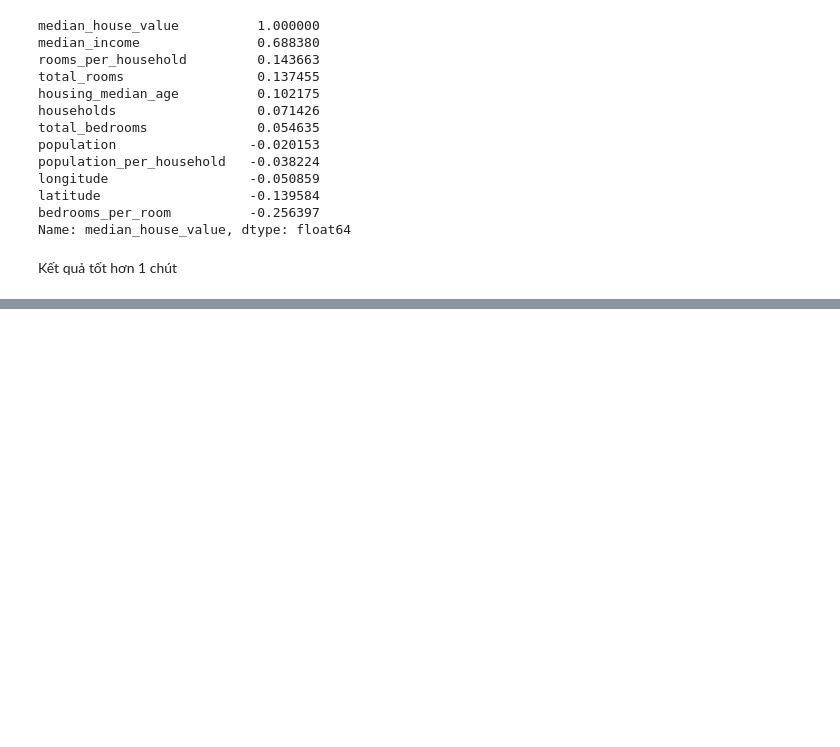
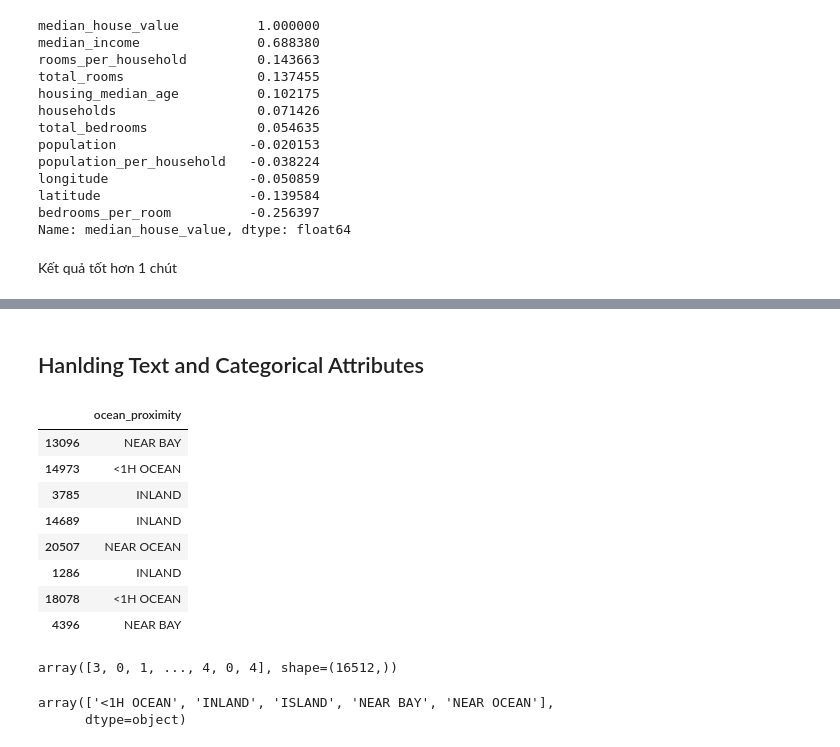
Before and after one commit to hoaghiepp/ml_learning, a Jupyter notebook: 02_end_to_end_ml.ipynb, the cells around one changed output, grey strips where cells are left out. Saved outputs shown, nothing was run; the diff lists cells and outputs as text; code cells hidden in the pictures; blank space fills up the shorter version.

```diff
--- a/02_end_to_end_ml.ipynb
+++ b/02_end_to_end_ml.ipynb
@@ -332,0 +439,27 @@ Kết quả tốt hơn 1 chút
+# %% [markdown]
+## Hanlding Text and Categorical Attributes
+# %%
+housing_cat = housing[["ocean_proximity"]]
+housing_cat.head(8)
+# %% [output]
+|  | ocean_proximity |
+| 13096 | NEAR BAY |
+| 14973 | <1H OCEAN |
+| 3785 | INLAND |
+| 14689 | INLAND |
+| 20507 | NEAR OCEAN |
+| 1286 | INLAND |
+| 18078 | <1H OCEAN |
+| 4396 | NEAR BAY |
+# %%
+from sklearn.preprocessing import LabelEncoder
+encoder = LabelEncoder()
+housing_cat_encoded = encoder.fit_transform(housing_cat)
+housing_cat_encoded
+# %% [output]
+array([3, 0, 1, ..., 4, 0, 4], shape=(16512,))
+# %%
+encoder.classes_
+# %% [output]
+array(['<1H OCEAN', 'INLAND', 'ISLAND', 'NEAR BAY', 'NEAR OCEAN'],
+      dtype=object)
```
Also changed, not shown: parts of 79 cells of this notebook, 5 other files.
